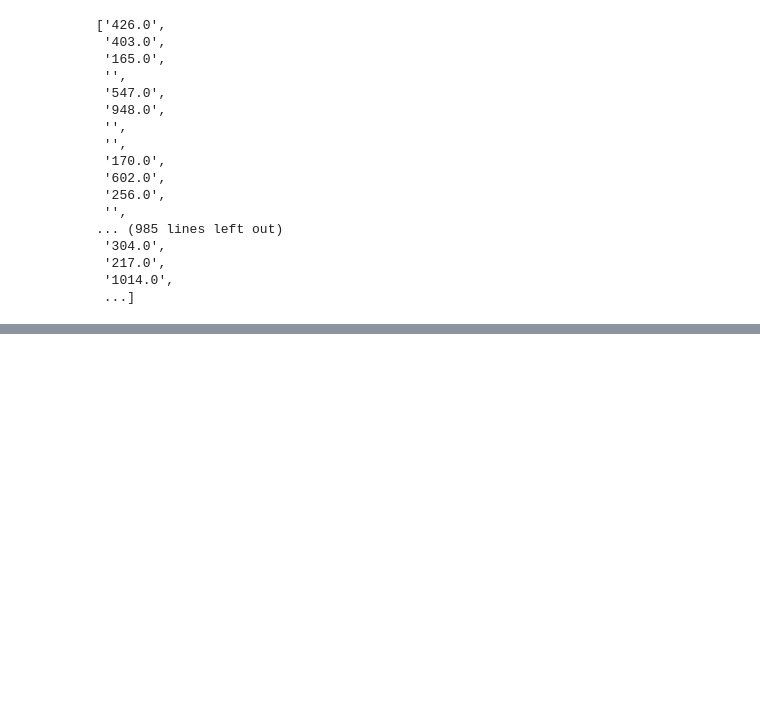
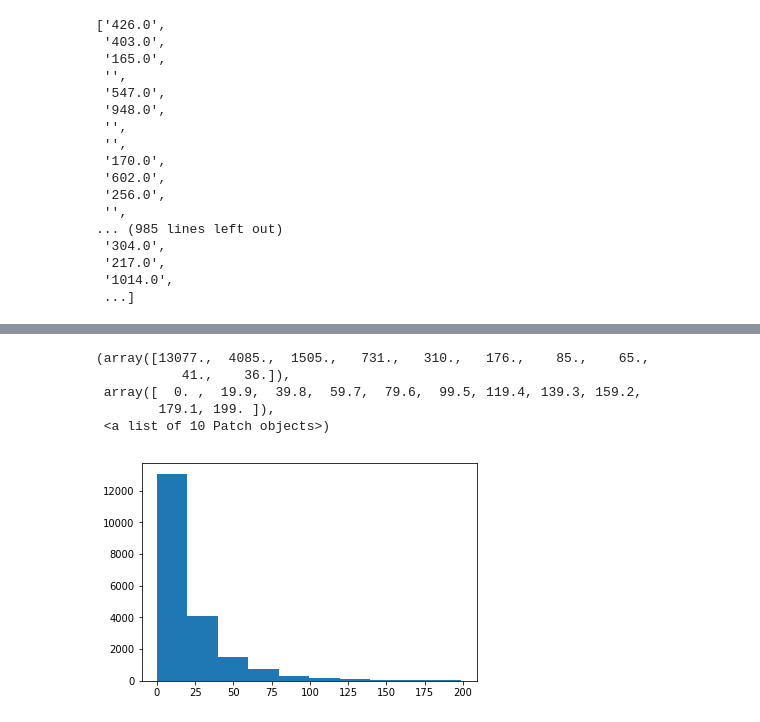
Before and after one commit to FunnelFoods/Recipe-Suggestion-NLP, a Jupyter notebook: RecipeRecommendation.ipynb, the cells around one changed output, grey strips where cells are left out. Saved outputs shown, nothing was run; the diff lists cells and outputs as text; code cells hidden in the pictures; blank space fills up the shorter version.

```diff
--- a/RecipeRecommendation.ipynb
+++ b/RecipeRecommendation.ipynb
@@ -394,0 +473,15 @@ all_calories
+# %%
+fat = []
+for i in range(len(all_fat)):
+    if all_fat[i] and int(float(all_fat[i])) < 200:
+        fat.append(int(float(all_fat[i])))
+    else:
+        fat.append(0)
+plt.hist(np.array(fat))
+# %% [output]
+(array([13077.,  4085.,  1505.,   731.,   310.,   176.,    85.,    65.,
+           41.,    36.]),
+ array([  0. ,  19.9,  39.8,  59.7,  79.6,  99.5, 119.4, 139.3, 159.2,
+        179.1, 199. ]),
+ <a list of 10 Patch objects>)
+[figure, added]
```
Also changed, not shown: parts of 15 cells of this notebook.
